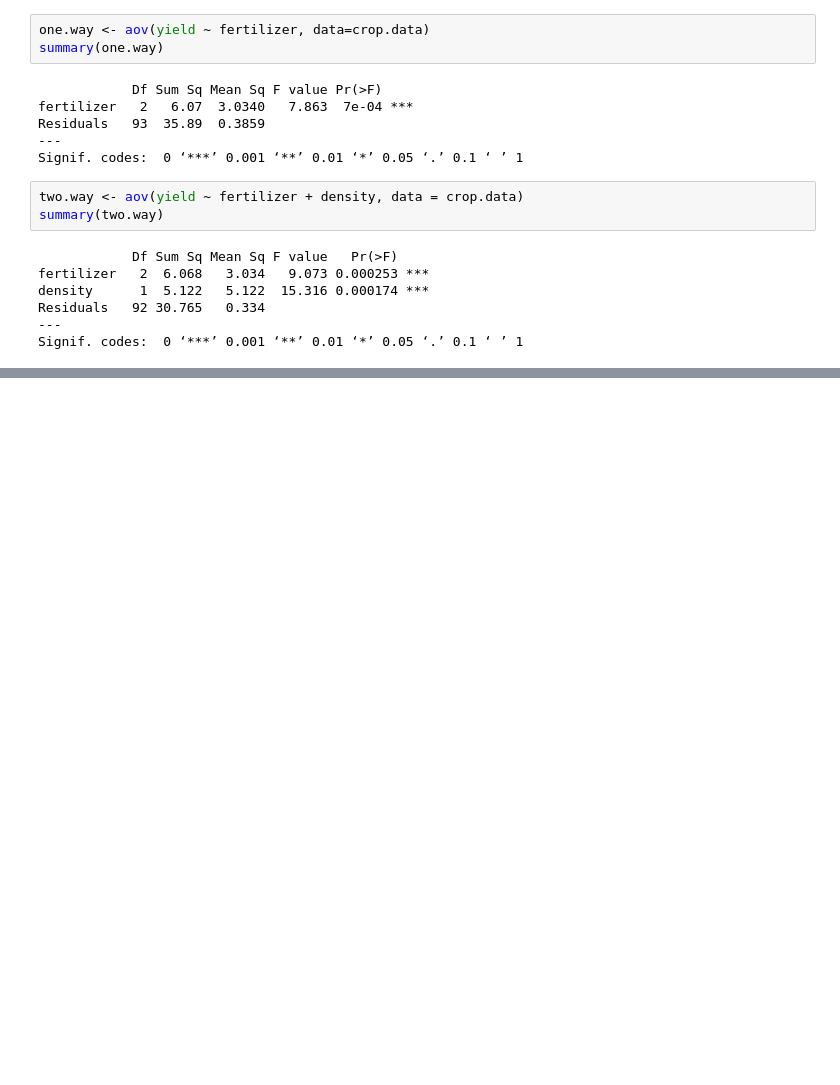
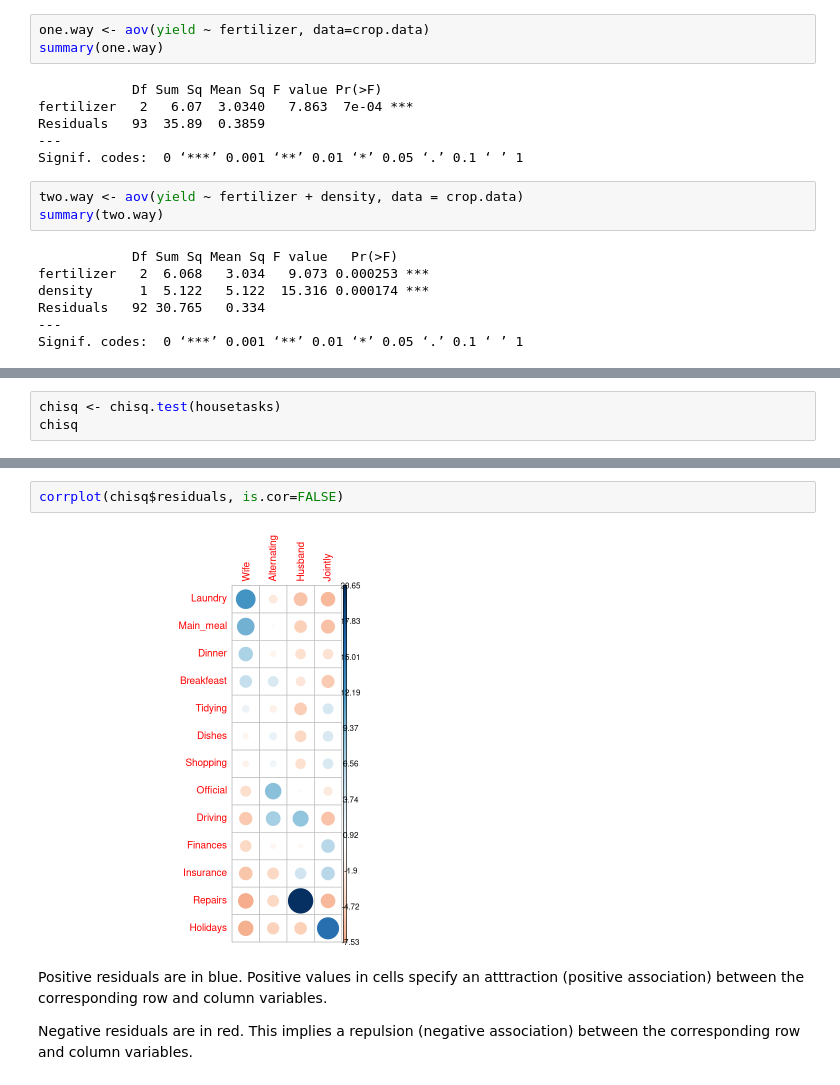
Before and after one commit to JeremyMcCormick/notebooks, a Jupyter notebook: R/StatisticsCompetencies.ipynb, the cells around one changed output, grey strips where cells are left out. Saved outputs shown, nothing was run; the diff lists cells and outputs as text; blank space fills up the shorter version.

```diff
--- a/R/StatisticsCompetencies.ipynb
+++ b/R/StatisticsCompetencies.ipynb
@@ -1616,0 +1718,3 @@ Signif. codes:  0 ‘***’ 0.001 ‘**’ 0.01 ‘*’ 0.05 ‘.’ 0.1 ‘ ’
+# %%
+chisq <- chisq.test(housetasks)
+chisq
@@ -1616,0 +1784,8 @@ Signif. codes:  0 ‘***’ 0.001 ‘**’ 0.01 ‘*’ 0.05 ‘.’ 0.1 ‘ ’
+# %%
+corrplot(chisq$residuals, is.cor=FALSE)
+# %% [output]
+[figure, added]
+# %% [markdown]
+Positive residuals are in blue. Positive values in cells specify an atttraction (positive association) between the corresponding row and column variables.
+
+Negative residuals are in red. This implies a repulsion (negative association) between the corresponding row and column variables.
```
Also changed, not shown: parts of 53 cells of this notebook.
